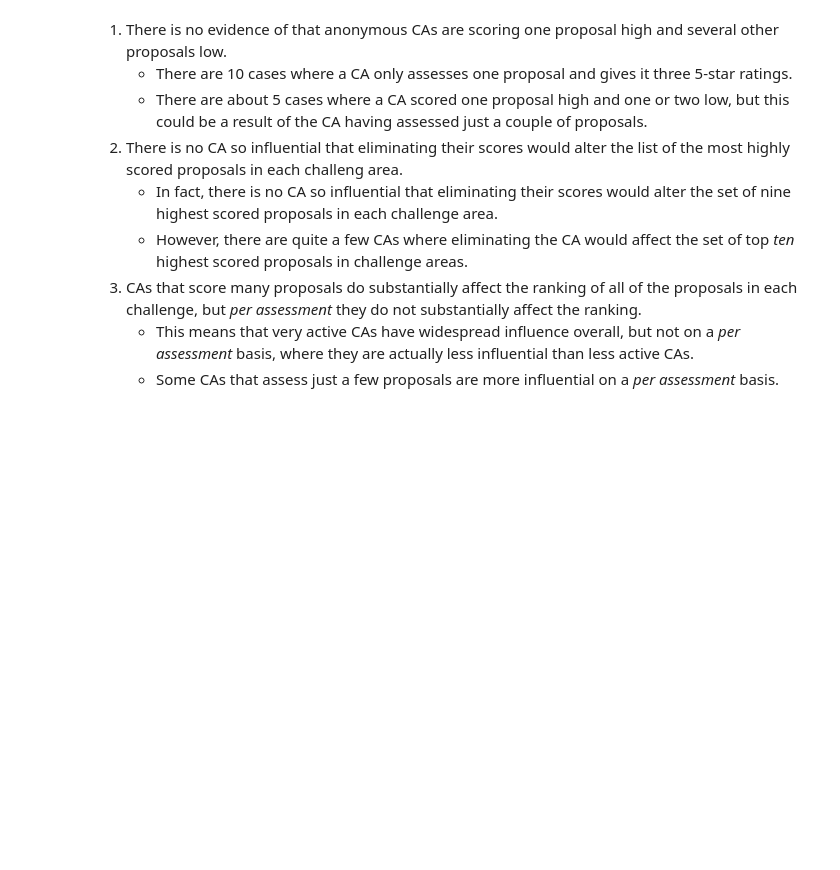
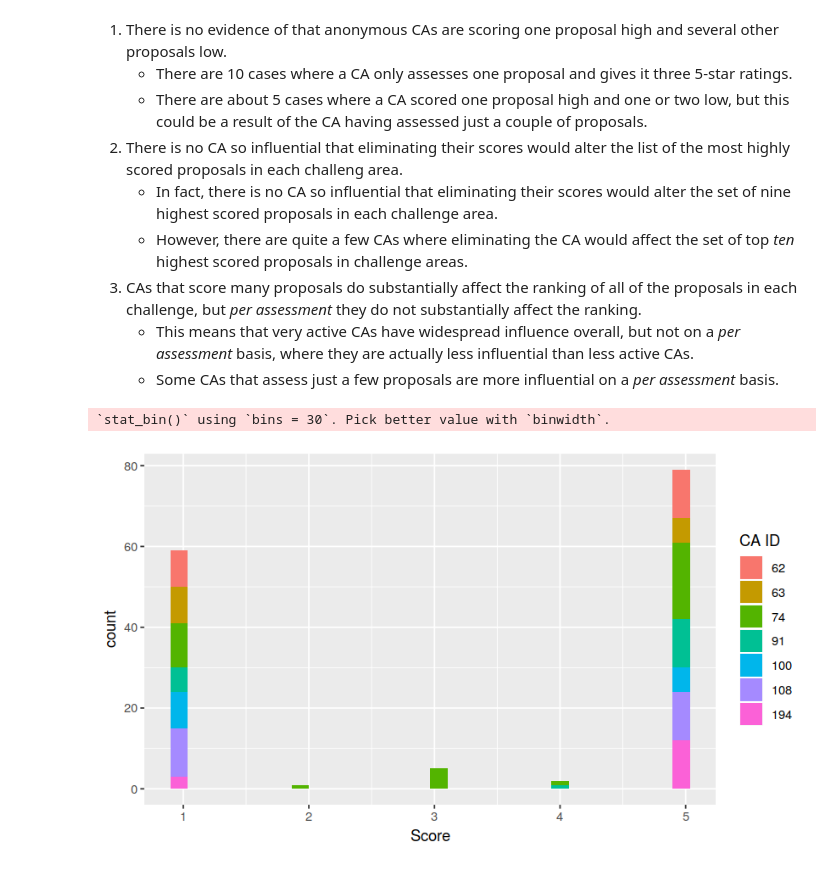
Before and after one commit to bwbush/catalyst-assessment-analyses, a Jupyter notebook: f5-exploratory-analysis.ipynb, the cells around one changed output. Saved outputs shown, nothing was run; the diff lists cells and outputs as text; code cells hidden in the pictures; blank space fills up the shorter version.

```diff
--- a/f5-exploratory-analysis.ipynb
+++ b/f5-exploratory-analysis.ipynb
@@ -375,3 +374,11 @@ ggtitle("How Many Proposal Ranks Change if a CA's Assessments are Eliminated")
 3.  CAs that score many proposals do substantially affect the ranking of all of the proposals in each challenge, but *per assessment* they do not substantially affect the ranking.
     *   This means that very active CAs have widespread influence overall, but not on a *per assessment* basis, where they are actually less influential than less active CAs.
     *   Some CAs that assess just a few proposals are more influential on a *per assessment* basis.
+# %%
+ggplot(
+    f5[`CA ID` %in% c(100, 62, 63, 74, 108, 91, 194), .(`CA ID` = factor(`CA ID`), `Score`)],
+    aes(x = `Score`, fill = `CA ID`)
+) + geom_histogram()
+# %% [output]
+`stat_bin()` using `bins = 30`. Pick better value with `binwidth`.
+[figure, added]
```
Also changed, not shown: parts of 19 cells of this notebook, 1 other file.
